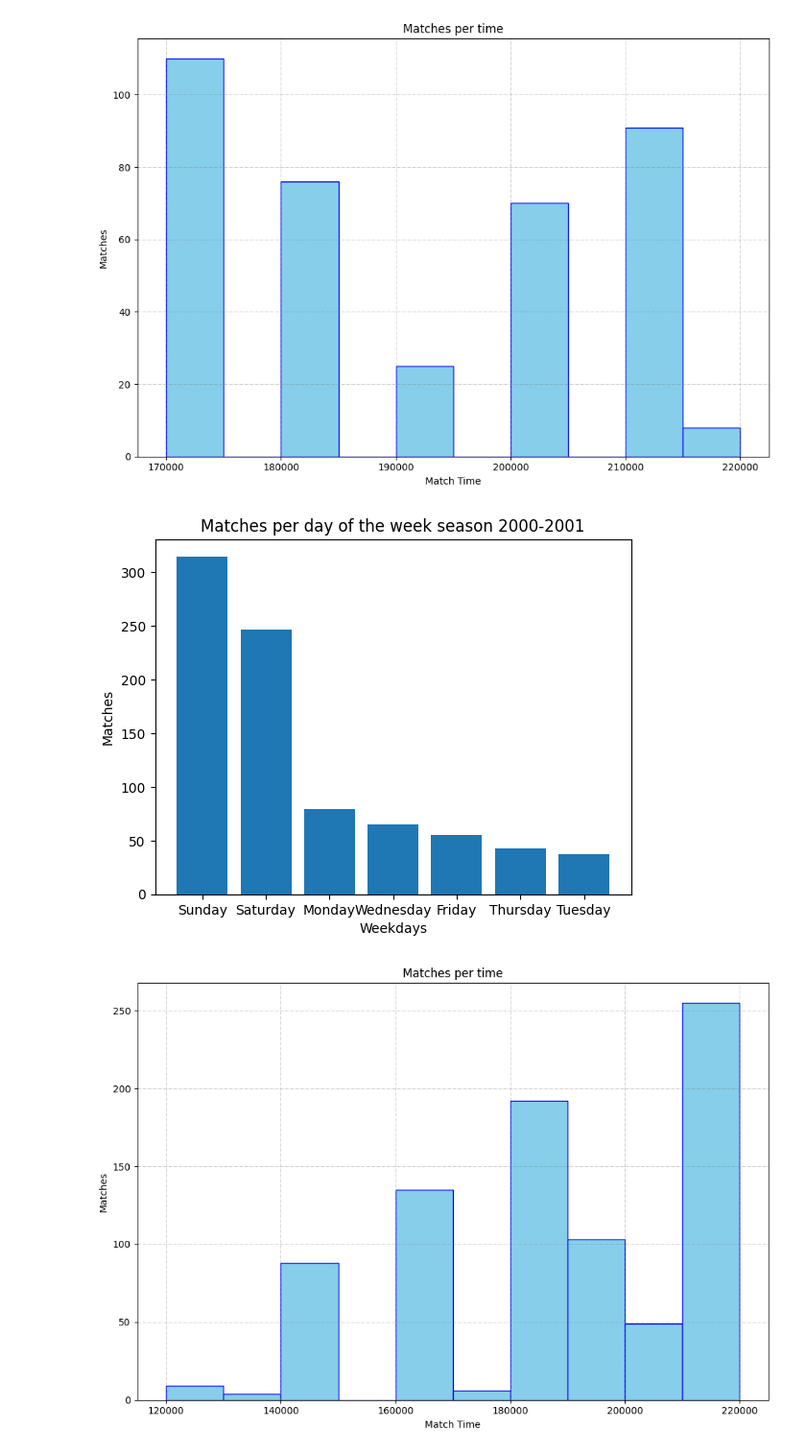
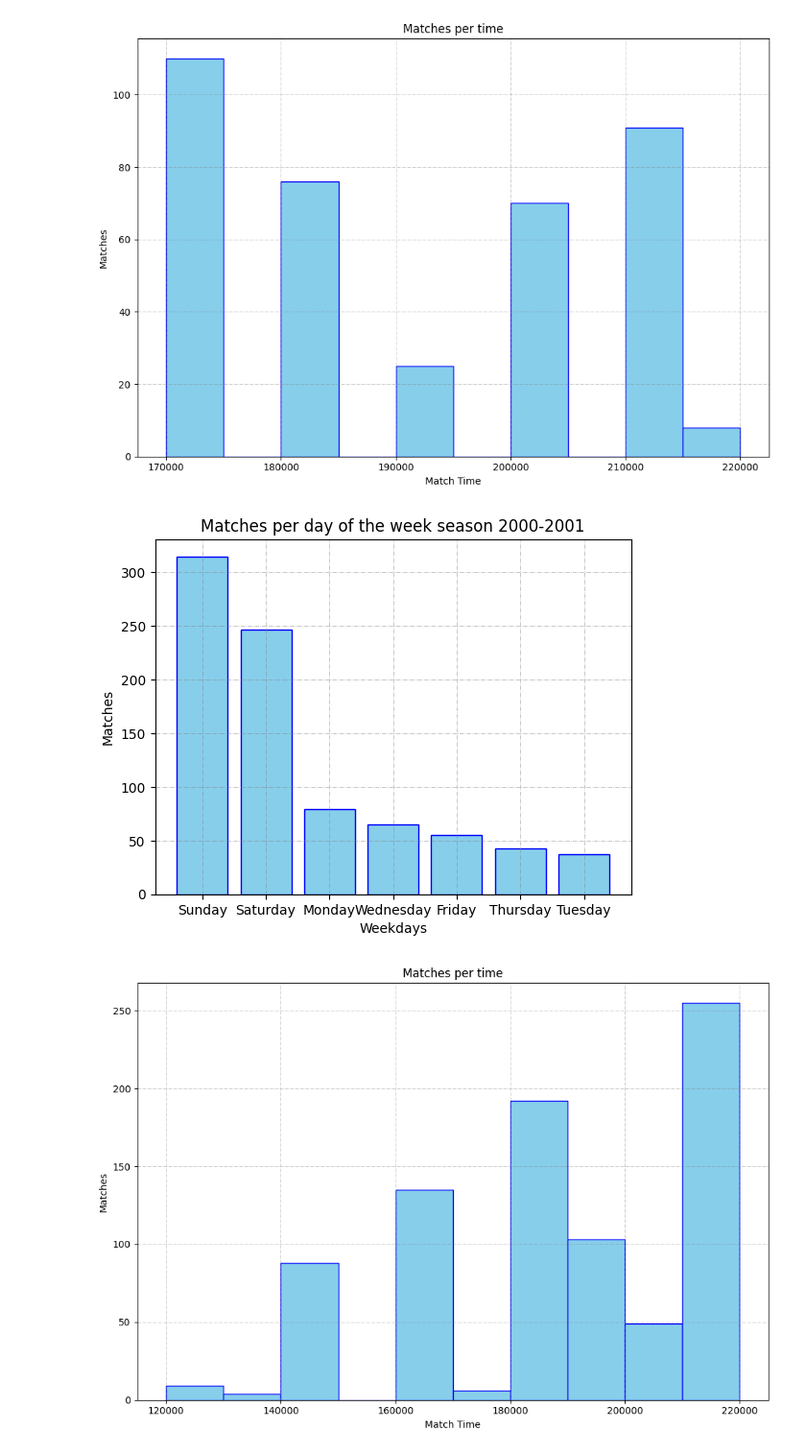
Before and after one commit to MellacE98/LaQuinielaUAB, a Jupyter notebook: LaLigaDataAnalysis.ipynb, the cells around one changed output. Shown: that part at 96% size. Saved outputs shown, nothing was run; the diff lists cells and outputs as text; code cells hidden in the pictures.

```diff
--- a/LaLigaDataAnalysis.ipynb
+++ b/LaLigaDataAnalysis.ipynb
@@ -196,13 +198,14 @@ plt.show()
 # %%
 y = df_2021['day'].value_counts()
 x = ["Sunday", "Saturday", "Monday", "Wednesday", "Friday", "Thursday", "Tuesday"]
-plt.bar(x, y)
+plt.grid(visible=True, color ='grey', linestyle ='-.', linewidth = 0.5, alpha = 0.6)
+plt.bar(x, y, color='skyblue', ec='blue', lw=1)
 plt.title('Matches per day of the week season 2000-2001')
 plt.xlabel('Weekdays')
 plt.ylabel('Matches')
 plt.show()
 # %% [output]
-[figure, old version]
+[figure, new version]
 # %%
 df_2021['time'] = pd.to_datetime(df_2021['time']).dt.strftime('%H%M%S')
 df_2021['time'] = df_2021['time'].astype(int)
```
Also changed, not shown: parts of 11 cells of this notebook.
